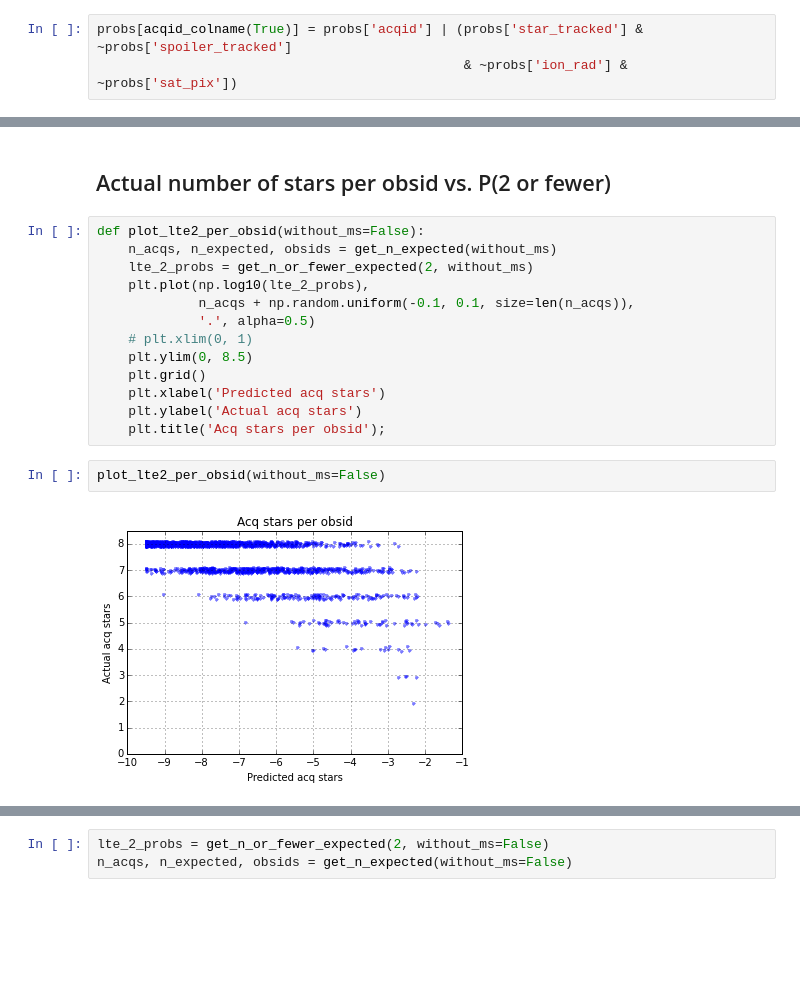
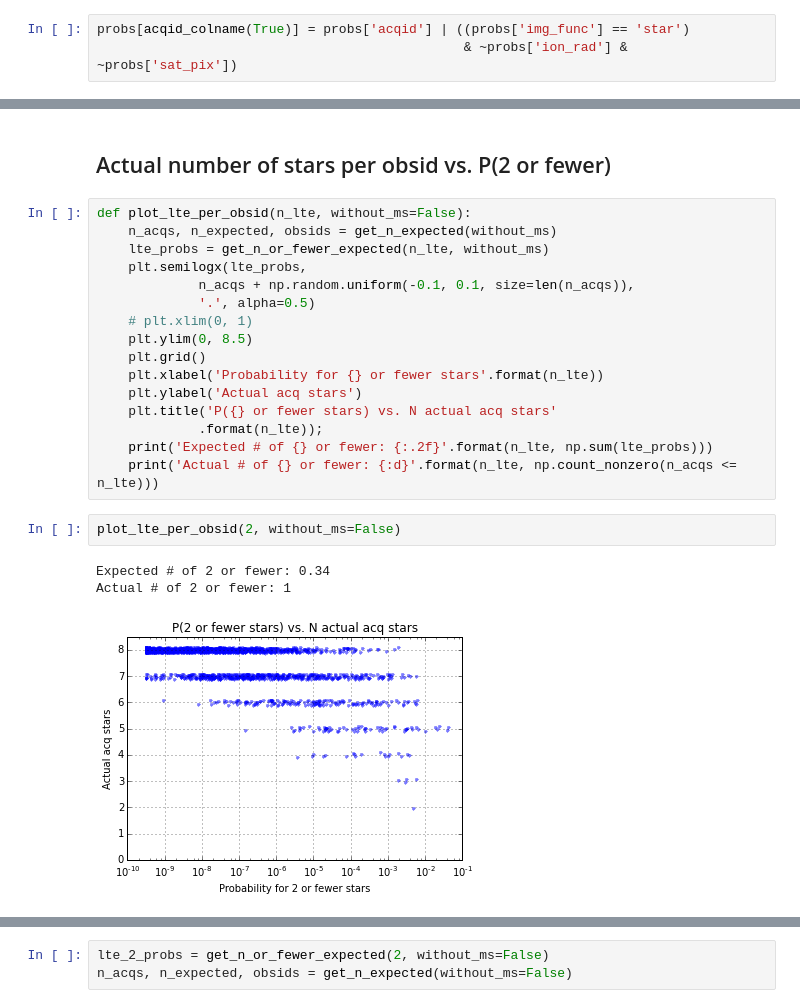
Before and after one commit to sot/aca_stats, a Jupyter notebook: starcheck_acq_probs_2015.ipynb, the cells around one changed output, grey strips where cells are left out. Cells and saved outputs as stored; diff of their text form; blank space fills up the shorter version.

```diff
--- a/starcheck_acq_probs_2015.ipynb
+++ b/starcheck_acq_probs_2015.ipynb
@@ -41,7 +43,7 @@ def acqid_colname(without_ms):
 # %%
 probs = acq_stats.copy()  # for compatibility with previous convention in notebook
 # %%
-probs[acqid_colname(True)] = probs['acqid'] | (probs['star_tracked'] & ~probs['spoiler_tracked']
+probs[acqid_colname(True)] = probs['acqid'] | ((probs['img_func'] == 'star')
                                                & ~probs['ion_rad'] & ~probs['sat_pix'])
 # %%
 # Group by obsid for later
@@ -134,19 +136,24 @@ plot_n_expected_per_obsid(without_ms=True)
 # %% [markdown]
 ## Actual number of stars per obsid vs. P(2 or fewer)
 # %%
-def plot_lte2_per_obsid(without_ms=False):
+def plot_lte_per_obsid(n_lte, without_ms=False):
     n_acqs, n_expected, obsids = get_n_expected(without_ms)
-    lte_2_probs = get_n_or_fewer_expected(2, without_ms)
-    plt.plot(np.log10(lte_2_probs),
+    lte_probs = get_n_or_fewer_expected(n_lte, without_ms)
+    plt.semilogx(lte_probs,
              n_acqs + np.random.uniform(-0.1, 0.1, size=len(n_acqs)),
              '.', alpha=0.5)
     # plt.xlim(0, 1)
     plt.ylim(0, 8.5)
     plt.grid()
-    plt.xlabel('Predicted acq stars')
+    plt.xlabel('Probability for {} or fewer stars'.format(n_lte))
     plt.ylabel('Actual acq stars')
-    plt.title('Acq stars per obsid');
+    plt.title('P({} or fewer stars) vs. N actual acq stars'
+             .format(n_lte));
+    print('Expected # of {} or fewer: {:.2f}'.format(n_lte, np.sum(lte_probs)))
+    print('Actual # of {} or fewer: {:d}'.format(n_lte, np.count_nonzero(n_acqs <= n_lte)))
 # %%
-plot_lte2_per_obsid(without_ms=False)
+plot_lte_per_obsid(2, without_ms=False)
 # %% [output]
+Expected # of 2 or fewer: 0.34
+Actual # of 2 or fewer: 1
-[figure, old version]
+[figure, new version]
```
Also changed, not shown: parts of 7 cells of this notebook, 1 other file.
